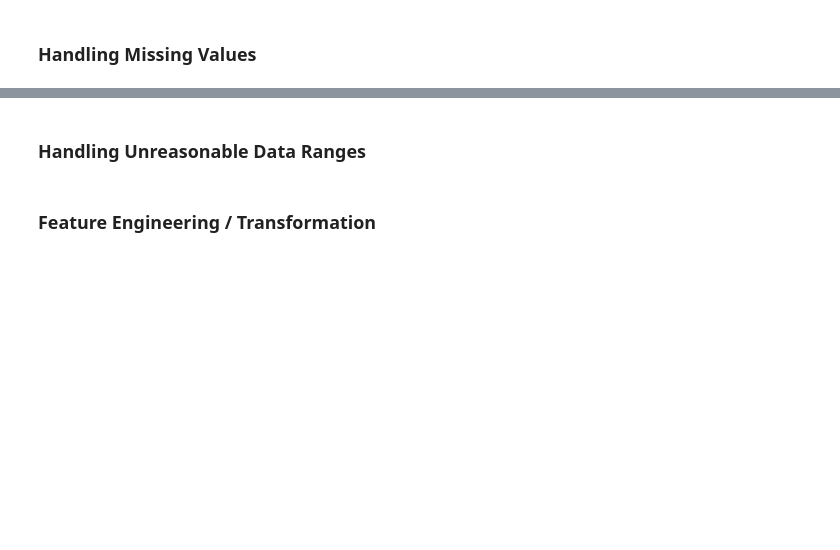
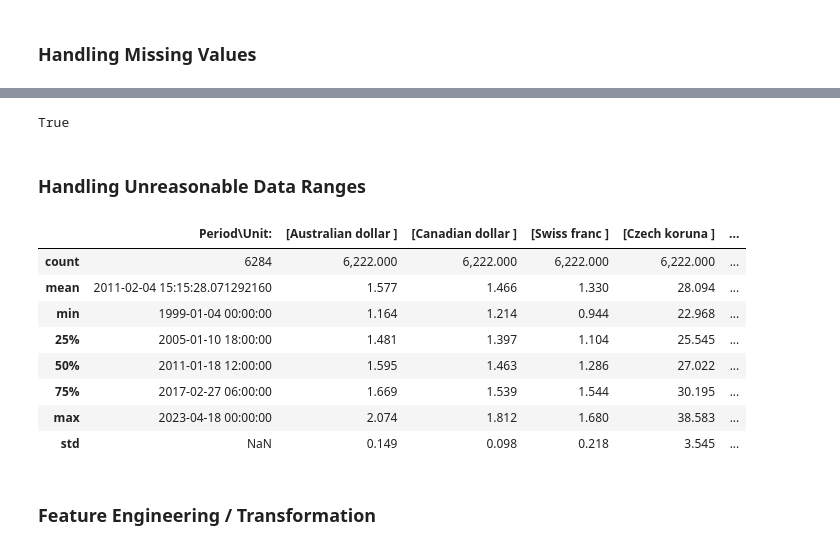
Before and after one commit to aleciaduncan/Data-Analysis, a Jupyter notebook: euro_exchange_rates/euro_exchange_notebook.ipynb, the cells around one changed output, grey strips where cells are left out. Cells and saved outputs as stored; diff of their text form; code cells hidden in the pictures; blank space fills up the shorter version.

Commit message:
minor updates in data cleaning

```diff
--- a/euro_exchange_rates/euro_exchange_notebook.ipynb
+++ b/euro_exchange_rates/euro_exchange_notebook.ipynb
@@ -335,5 +350,7 @@ dtypes: float64(3), object(38)
 memory usage: 2.0+ MB
 # %%
 # Convert columns to the right data types
-euro[] = euro[].astype('float')
 euro['Period\\Unit:']  = pd.to_datetime(euro['Period\\Unit:'], infer_datetime_format=True)
+
+cols = euro.columns
+euro[cols[1:]] = euro[cols[1:]].apply(pd.to_numeric, errors='coerce')
@@ -356,2 +365,11 @@ ValueError: could not convert string to float: '2023-04-17'
 # %% [markdown]
 ### Handling Missing Values
+# %%
+missing_percent = euro.isna().mean().sort_values(ascending=False)
+currencies_to_remove = []
+print('---- Currencies with > 5% Missing Data -----')
+if missing_percent.sum():
+    print(missing_percent[missing_percent > .05 ] * 100)
+
+for currency in missing_percent[missing_percent > .05 ].keys() :
+    currencies_to_remove.append(currency)
@@ -358,5 +395,23 @@ ValueError: could not convert string to float: '2023-04-17'
+# %%
+euro = euro.drop(currencies_to_remove, axis=1)
+
+print(len(euro.columns) == (41 - len(currencies_to_remove)))
+# %% [output]
+True
 # %% [markdown]
 ### Handling Unreasonable Data Ranges
+# %%
+euro.describe()
+# %% [output]
+|  | Period\Unit: | [Australian dollar ] | [Canadian dollar ] | [Swiss franc ] | [Czech koruna ] | ... |
+| count | 6284 | 6,222.000 | 6,222.000 | 6,222.000 | 6,222.000 | ... |
+| mean | 2011-02-04 15:15:28.071292160 | 1.577 | 1.466 | 1.330 | 28.094 | ... |
+| min | 1999-01-04 00:00:00 | 1.164 | 1.214 | 0.944 | 22.968 | ... |
+| 25% | 2005-01-10 18:00:00 | 1.481 | 1.397 | 1.104 | 25.545 | ... |
+| 50% | 2011-01-18 12:00:00 | 1.595 | 1.463 | 1.286 | 27.022 | ... |
+| 75% | 2017-02-27 06:00:00 | 1.669 | 1.539 | 1.544 | 30.195 | ... |
+| max | 2023-04-18 00:00:00 | 2.074 | 1.812 | 1.680 | 38.583 | ... |
+| std | NaN | 0.149 | 0.098 | 0.218 | 3.545 | ... |
 # %%
 # # Drop affected rows
 # df = df.loc[~((df['A'] == 0) | (df['B'] > 100))].reset_index()
```
Also changed, not shown: parts of 9 cells of this notebook.
